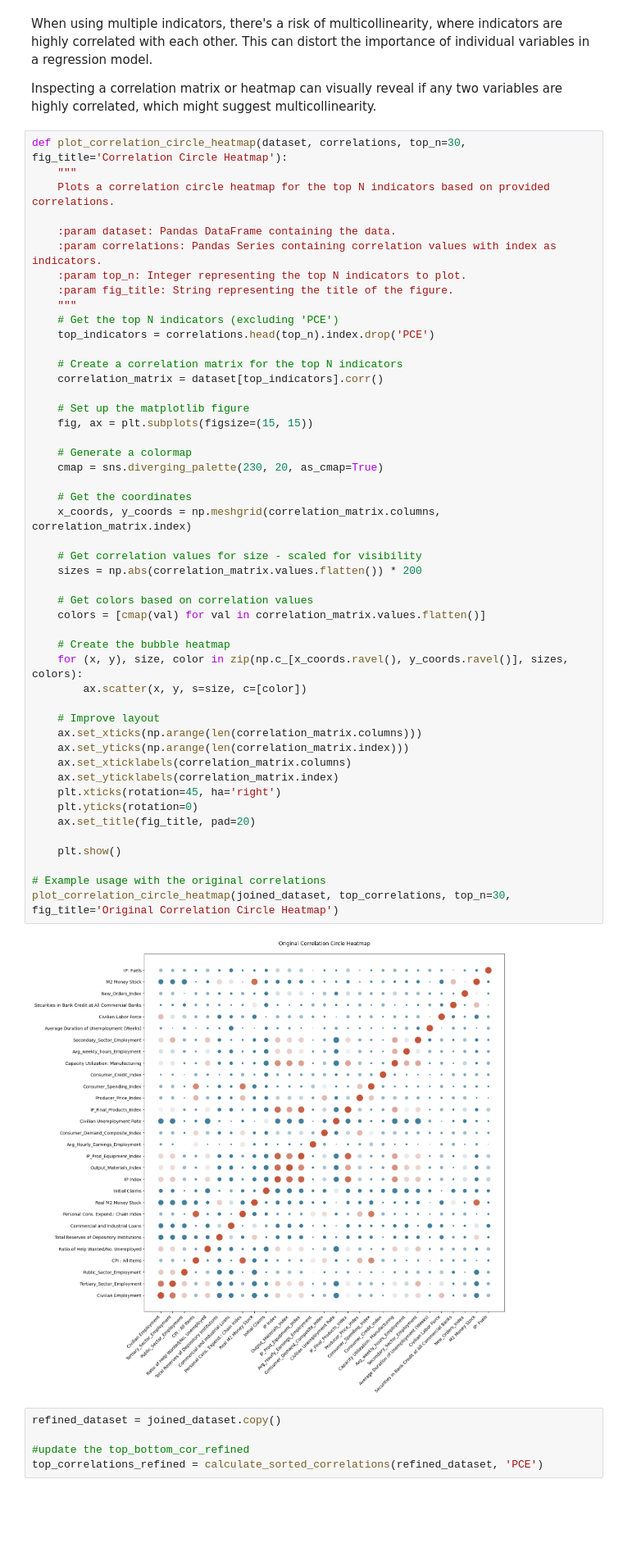
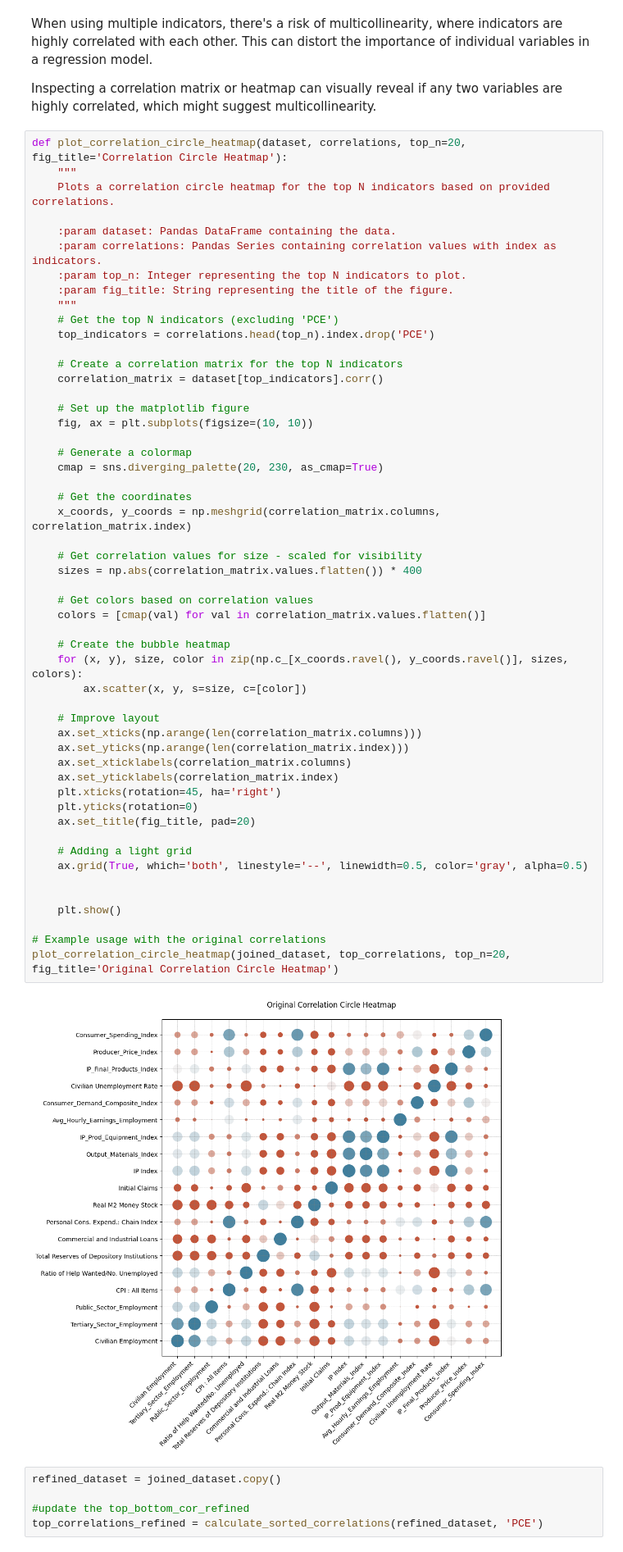
Before and after one commit to janjannagtegaal/NowCasting-M1, a Jupyter notebook: [2]M1_Analysis.ipynb, the cells around one changed output. Shown at 82% size. Cells and saved outputs as stored; diff of their text form; blank space fills up the shorter version.

```diff
--- a/[2]M1_Analysis.ipynb
+++ b/[2]M1_Analysis.ipynb
@@ -215,7 +236,7 @@ When using multiple indicators, there's a risk of multicollinearity, where indic
 
 Inspecting a correlation matrix or heatmap can visually reveal if any two variables are highly correlated, which might suggest multicollinearity.
 # %%
-def plot_correlation_circle_heatmap(dataset, correlations, top_n=30, fig_title='Correlation Circle Heatmap'):
+def plot_correlation_circle_heatmap(dataset, correlations, top_n=20, fig_title='Correlation Circle Heatmap'):
     """
     Plots a correlation circle heatmap for the top N indicators based on provided correlations.
 
@@ -231,39 +252,43 @@ def plot_correlation_circle_heatmap(dataset, correlations, top_n=30, fig_title='
     correlation_matrix = dataset[top_indicators].corr()
 
     # Set up the matplotlib figure
-    fig, ax = plt.subplots(figsize=(15, 15))
+    fig, ax = plt.subplots(figsize=(10, 10))
 
     # Generate a colormap
-    cmap = sns.diverging_palette(230, 20, as_cmap=True)
+    cmap = sns.diverging_palette(20, 230, as_cmap=True)
 
     # Get the coordinates
     x_coords, y_coords = np.meshgrid(correlation_matrix.columns, correlation_matrix.index)
 
     # Get correlation values for size - scaled for visibility
-    sizes = np.abs(correlation_matrix.values.flatten()) * 200
+    sizes = np.abs(correlation_matrix.values.flatten()) * 400
 
     # Get colors based on correlation values
     colors = [cmap(val) for val in correlation_matrix.values.flatten()]
 
     # Create the bubble heatmap
     for (x, y), size, color in zip(np.c_[x_coords.ravel(), y_coords.ravel()], sizes, colors):
         ax.scatter(x, y, s=size, c=[color])
 
     # Improve layout
     ax.set_xticks(np.arange(len(correlation_matrix.columns)))
     ax.set_yticks(np.arange(len(correlation_matrix.index)))
     ax.set_xticklabels(correlation_matrix.columns)
     ax.set_yticklabels(correlation_matrix.index)
     plt.xticks(rotation=45, ha='right')
     plt.yticks(rotation=0)
     ax.set_title(fig_title, pad=20)
 
+    # Adding a light grid
+    ax.grid(True, which='both', linestyle='--', linewidth=0.5, color='gray', alpha=0.5)
+
+
     plt.show()
 
 # Example usage with the original correlations
-plot_correlation_circle_heatmap(joined_dataset, top_correlations, top_n=30, fig_title='Original Correlation Circle Heatmap')
+plot_correlation_circle_heatmap(joined_dataset, top_correlations, top_n=20, fig_title='Original Correlation Circle Heatmap')
 # %% [output]
-[figure, old version]
+[figure, new version]
 # %%
 refined_dataset = joined_dataset.copy()
 
```
Also changed, not shown: parts of 21 cells of this notebook, 2 other files.
